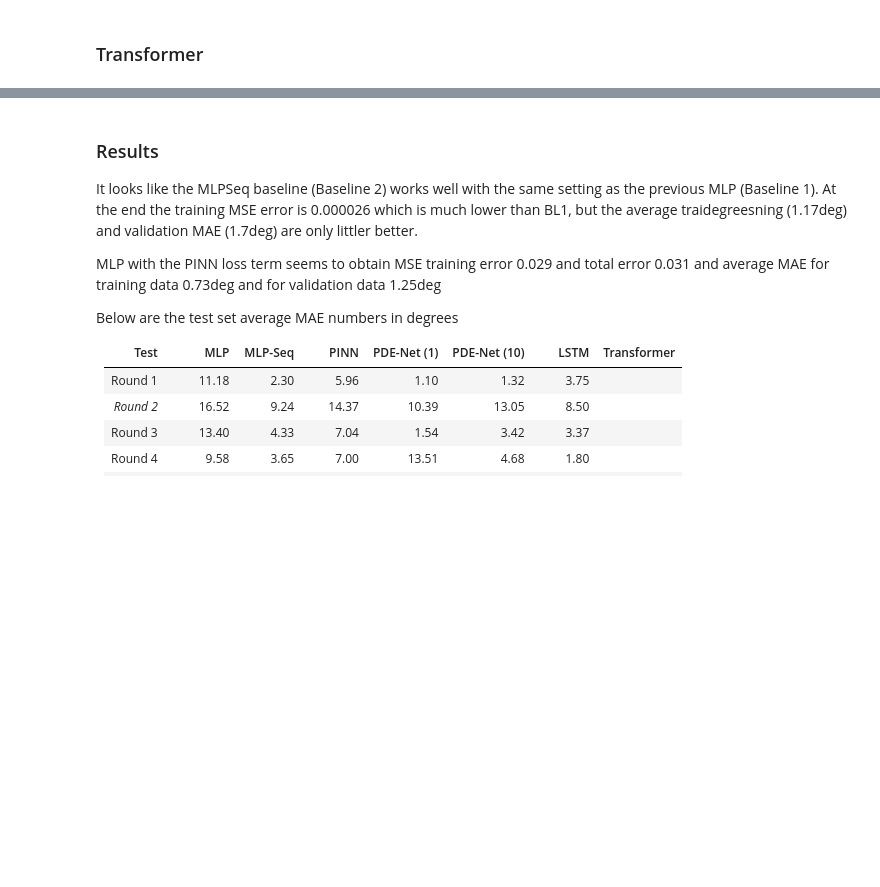
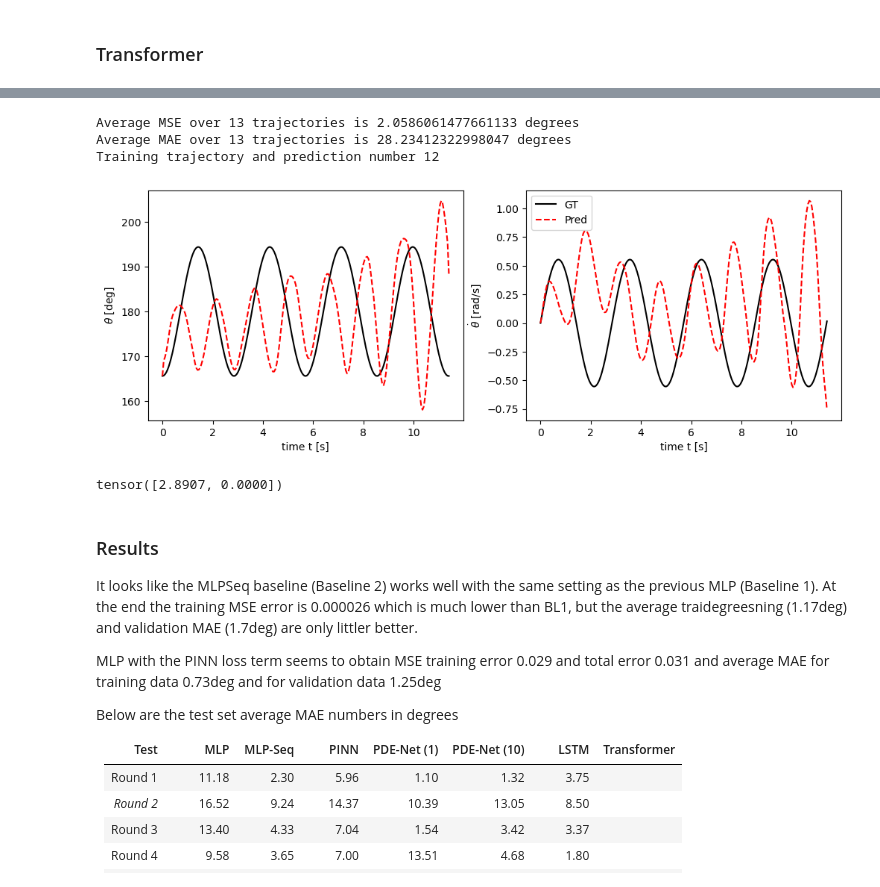
Before and after one commit to kamarain/course_examples, a Jupyter notebook: ODE_pendulum.ipynb, the cells around one changed output, grey strips where cells are left out. Drawn from its saved outputs; the diff is of its cells as text; code cells hidden in the pictures; blank space fills up the shorter version.

```diff
--- a/ODE_pendulum.ipynb
+++ b/ODE_pendulum.ipynb
@@ -967,0 +1078,6 @@ Test trajectory and prediction number 9
+# %%
+# Input [t,theta_0, dottheta_0] Output: [theta, dottheta]
+model_tr = IVPTransformer(2, 2, model_dim=32, nhead=1, num_layers=1, dim_feedforward=2)
+
+print(model_tr)
+print(f'The model has {sum(p.numel() for p in model_tr.parameters())} parameters ({sum(p.numel() for p in model_tr.parameters() if p.requires_grad)} trainable)')
@@ -968,3 +1146,56 @@ Test trajectory and prediction number 9
+# %%
+model_tr.eval()
+print_ind = np.random.randint(0,N_tr)
+
+ind = -1
+theta_mse = []
+theta_mae = []
+for y,t in zip(Y_tr,T_tr):
+    ind += 1
+    y = torch.from_numpy(y).float().t() # shape N,2
+    t = torch.from_numpy(t).float()
+    t = t.view(len(t),1) # shape Nhttps://pytorch.org/docs/stable/generated/torch.t.html#torch.t,1
+
+    #y_in = y[:-1,:]
+    #y_out = y[1:,:]
+    #t_out = t[1:]
+
+    src = y[0,:] # Initial value
+    target_in = seq_start_symbol
+    y_pred = torch.empty(y.shape)
+
+    #src = y_in[0,:]
+    #tgt = seq_start_symbol
+    y_pred[0,:] = seq_start_symbol # model_tr(src, target_in, gen_tgt_mask = False)
+
+
+    for te_ind in range(1,y.shape[0]):
+        target_in = y_pred[:te_ind,:]
+        y_pred[1:te_ind+1,:] = model_tr(src, target_in, gen_tgt_mask = False)
+    y_pred = y_pred.detach()
+    y_pred[0,:] = src
+
+    theta_mse.append(torch.sqrt(torch.sum(torch.pow(y[:,0]-y_pred[:,0],2)))/y.shape[0])
+    theta_mae.append(torch.sum(abs(y[:,0]-y_pred[:,0]))/y.shape[0])
+
+    if ind == print_ind:
+        y_plot = y
+        y_pred_plot = y_pred
+        t_plot = t
+
+avg_theta_mse = sum(theta_mse)/N_tr
+avg_theta_mae = sum(theta_mae)/N_tr
+print(f'Average MSE over {N_tr} trajectories is {avg_theta_mse*180/np.pi} degrees')
+print(f'Average MAE over {N_tr} trajectories is {avg_theta_mae*180/np.pi} degrees')
+print(f'Training trajectory and prediction number {print_ind}')
+pendulum_comparison_plot(t_plot,y_plot.t(),t_plot, y_pred_plot.t())
+print(y[0])
+# %% [output]
+Average MSE over 13 trajectories is 2.0586061477661133 degrees
+Average MAE over 13 trajectories is 28.23412322998047 degrees
+Training trajectory and prediction number 12
+[figure, added]
+tensor([2.8907, 0.0000])
 # %% [markdown]
 ### Results
 
```
Also changed, not shown: parts of 7 cells of this notebook.
